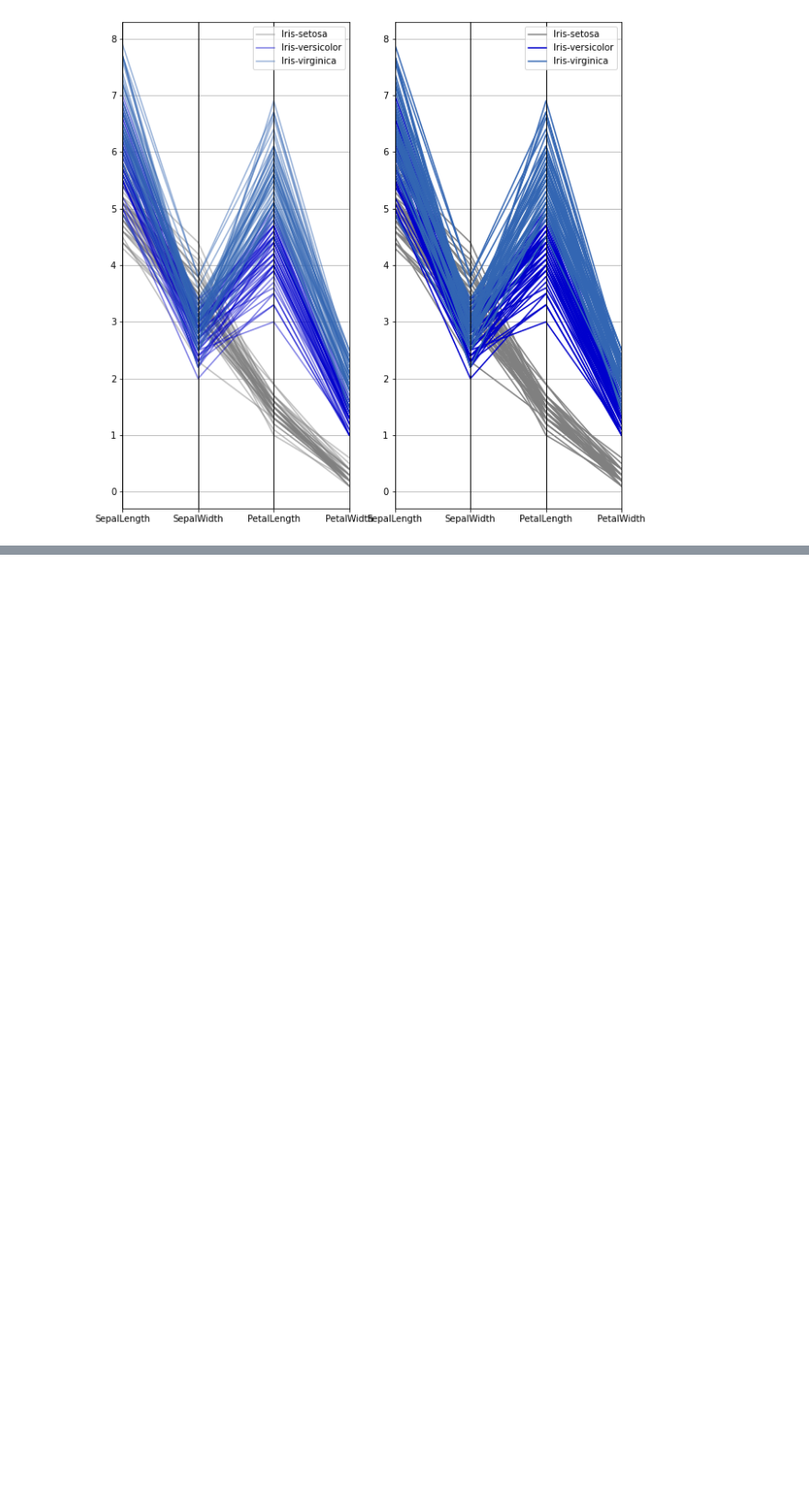
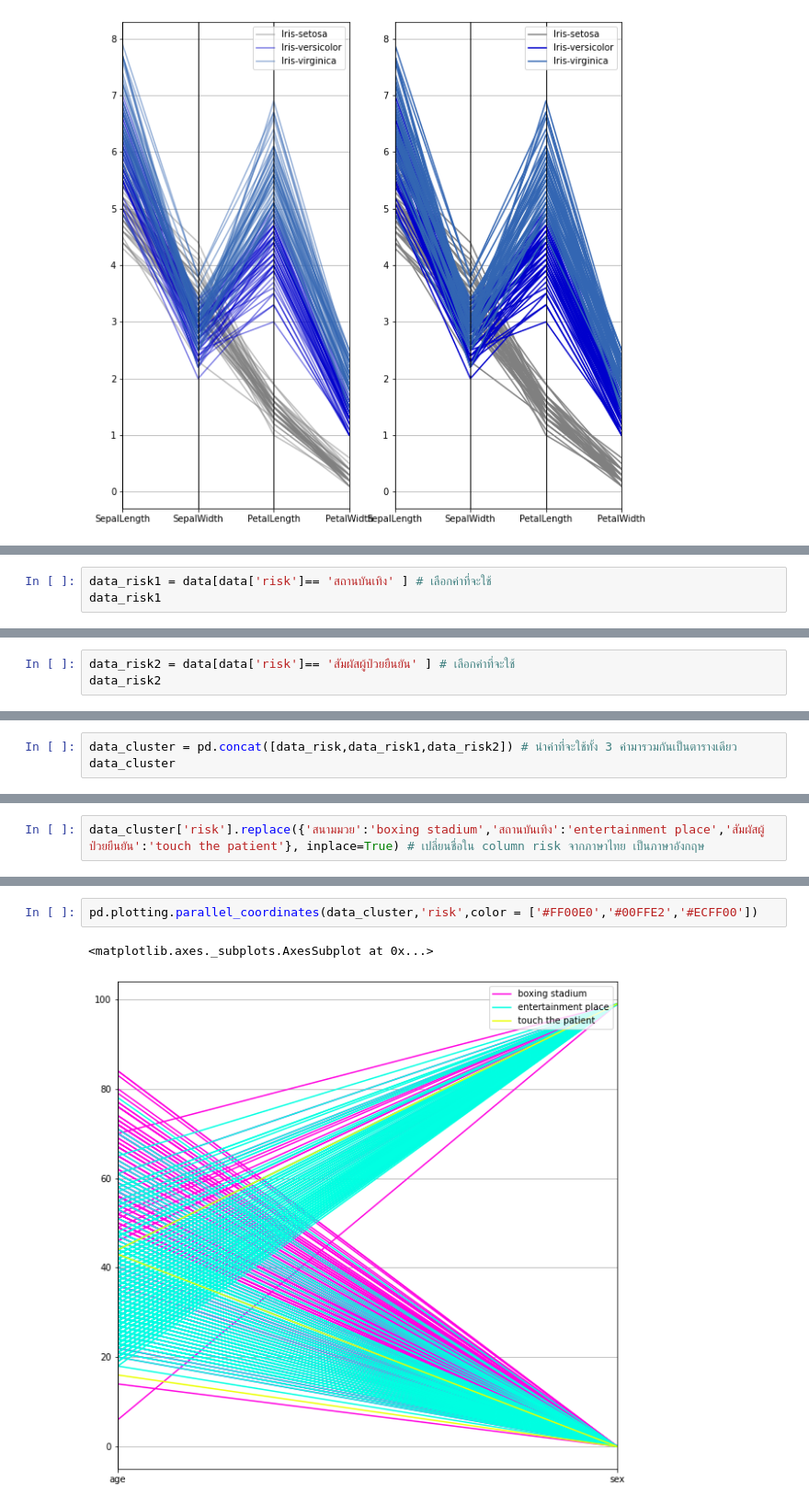
Before and after one commit to chuangchai49097/data_viz_2022, a Jupyter notebook: DataViz01_Table_Data.ipynb, the cells around one changed output, grey strips where cells are left out. Shown at 92% size. Cells and saved outputs as stored; diff of their text form; blank space fills up the shorter version.

```diff
--- a/DataViz01_Table_Data.ipynb
+++ b/DataViz01_Table_Data.ipynb
@@ -410,0 +334,3 @@ pd.plotting.parallel_coordinates(new_data_risk, 'risk', color=['r','y','k']);
+# %%
+data_risk1 = data[data['risk']== 'สถานบันเทิง' ] # เลือกค่าที่จะใช้
+data_risk1
@@ -410,0 +351,3 @@ pd.plotting.parallel_coordinates(new_data_risk, 'risk', color=['r','y','k']);
+# %%
+data_risk2 = data[data['risk']== 'สัมผัสผู้ป่วยยืนยัน' ] # เลือกค่าที่จะใช้
+data_risk2
@@ -410,0 +359,3 @@ pd.plotting.parallel_coordinates(new_data_risk, 'risk', color=['r','y','k']);
+# %%
+data_cluster = pd.concat([data_risk,data_risk1,data_risk2]) # นำค่าที่จะใช้ทั้ง 3 ค่ามารวมกันเป็นตารางเดียว
+data_cluster
@@ -410,0 +376,2 @@ pd.plotting.parallel_coordinates(new_data_risk, 'risk', color=['r','y','k']);
+# %%
+data_cluster['risk'].replace({'สนามมวย':'boxing stadium','สถานบันเทิง':'entertainment place','สัมผัสผู้ป่วยยืนยัน':'touch the patient'}, inplace=True) # เปลี่ยนชื่อใน column risk จากภาษาไทย เป็นภาษาอังกฤษ
@@ -410,0 +394,5 @@ pd.plotting.parallel_coordinates(new_data_risk, 'risk', color=['r','y','k']);
+# %%
+pd.plotting.parallel_coordinates(data_cluster,'risk',color = ['#FF00E0','#00FFE2','#ECFF00'])
+# %% [output]
+<matplotlib.axes._subplots.AxesSubplot at 0x...>
+[figure, added]
```
Also changed, not shown: parts of 90 cells of this notebook.
